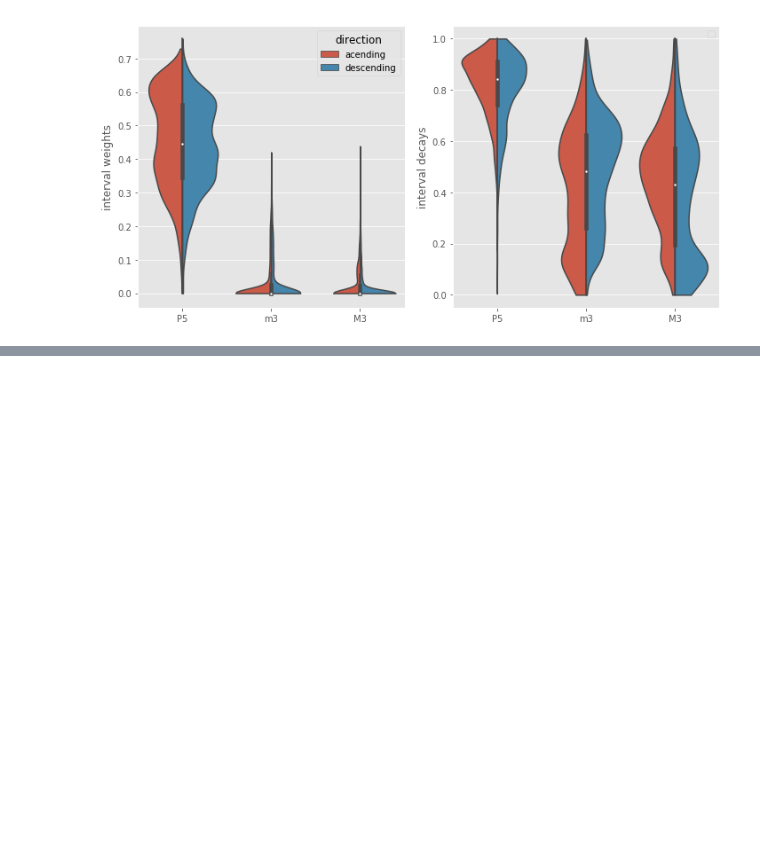
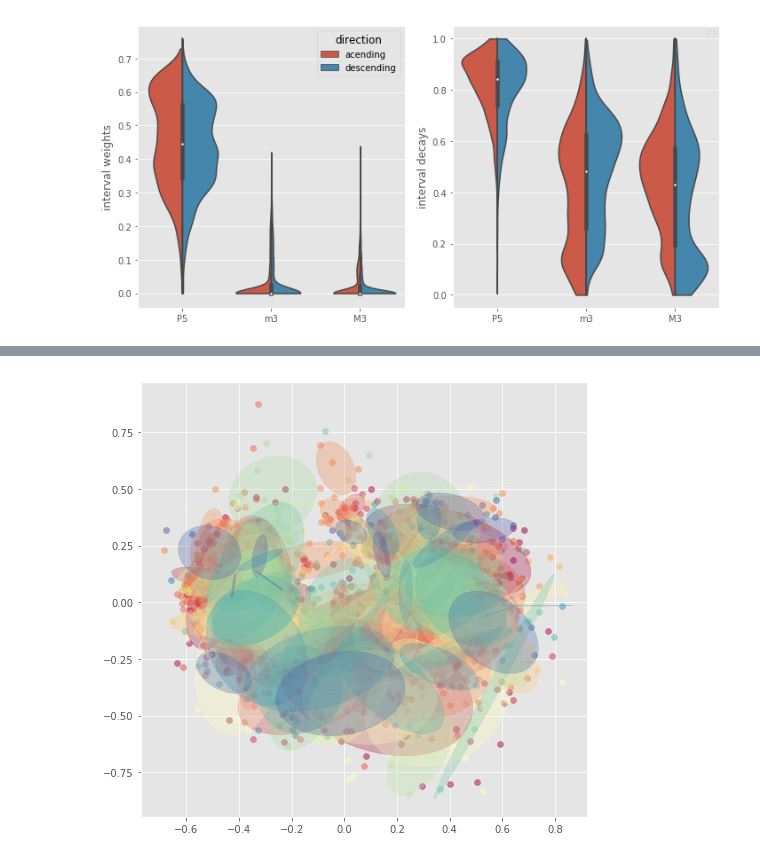
Before and after one commit to DCMLab/tonal-diffusion-model, a Jupyter notebook: analysis.ipynb, the cells around one changed output, grey strips where cells are left out. Cells and saved outputs as stored; diff of their text form; code cells hidden in the pictures; blank space fills up the shorter version.

```diff
--- a/analysis.ipynb
+++ b/analysis.ipynb
@@ -244,0 +331,26 @@ plt.savefig('img/parameter_dists.png', dpi=300);
+# %%
+g = df.groupby('composer')[['PC1', 'PC2']]
+# %%
+cmap = plt.get_cmap('Spectral')
+colors = [cmap(i/df.composer.unique().shape[0]) for i, c in enumerate(df.composer.unique())]
+# %%
+fig, ax = plt.subplots(figsize=(8,8))
+
+for i in range(df.composer.unique().shape[0]):
+    color = colors[i]
+    coords = g.aggregate(list).values[i]
+    X = np.array(list(zip(coords[0], coords[1])))
+
+    n = 4
+
+    if X.shape[0] > n-1:
+        ax.scatter(X[:,0], X[:,1], color=color, alpha=.5)
+
+        gmm = GaussianMixture(n_components=n)
+        X_ = gmm.fit(X)
+
+        plot_results(X,X_, X_.means_, X_.covariances_, ax=ax, color=color)
+
+plt.show()
+# %% [output]
+[figure, added]
```
Also changed, not shown: parts of 12 cells of this notebook.
